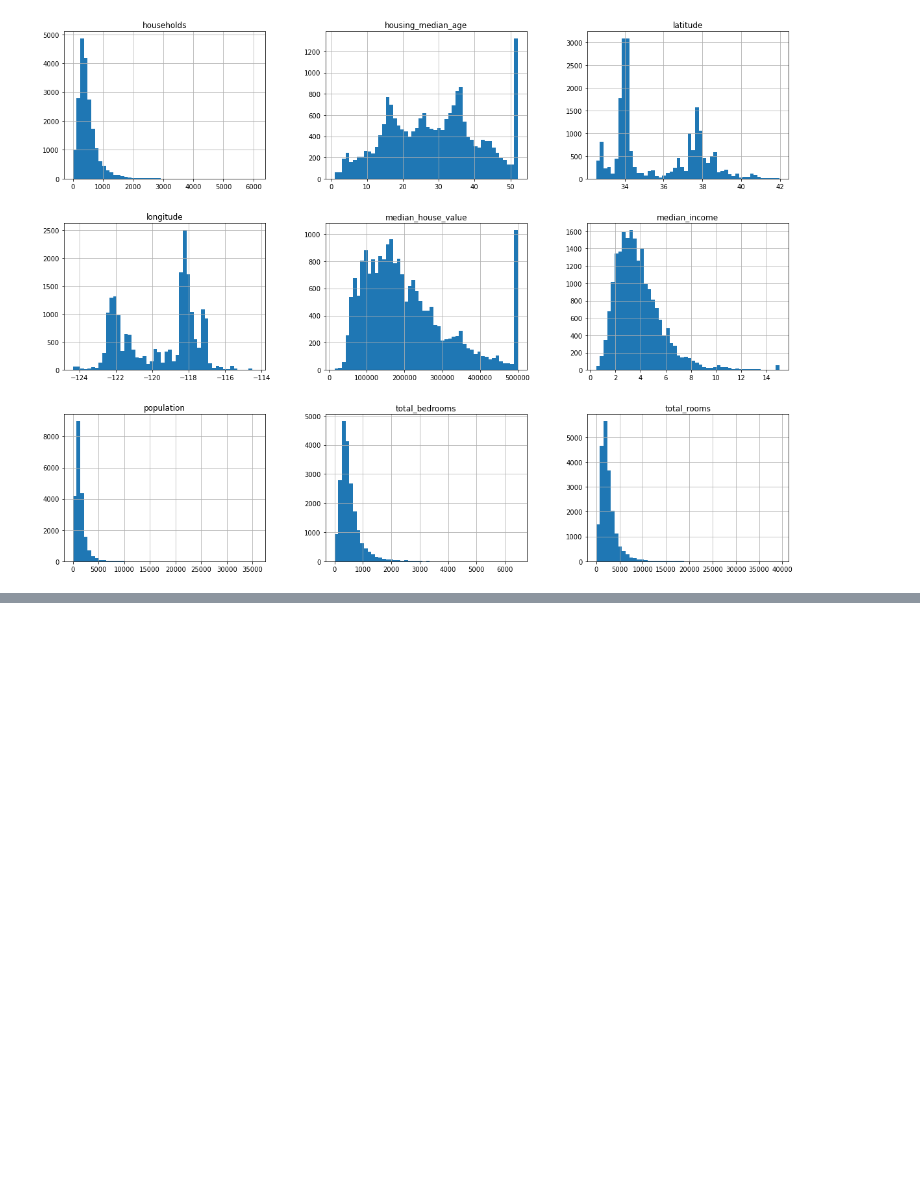
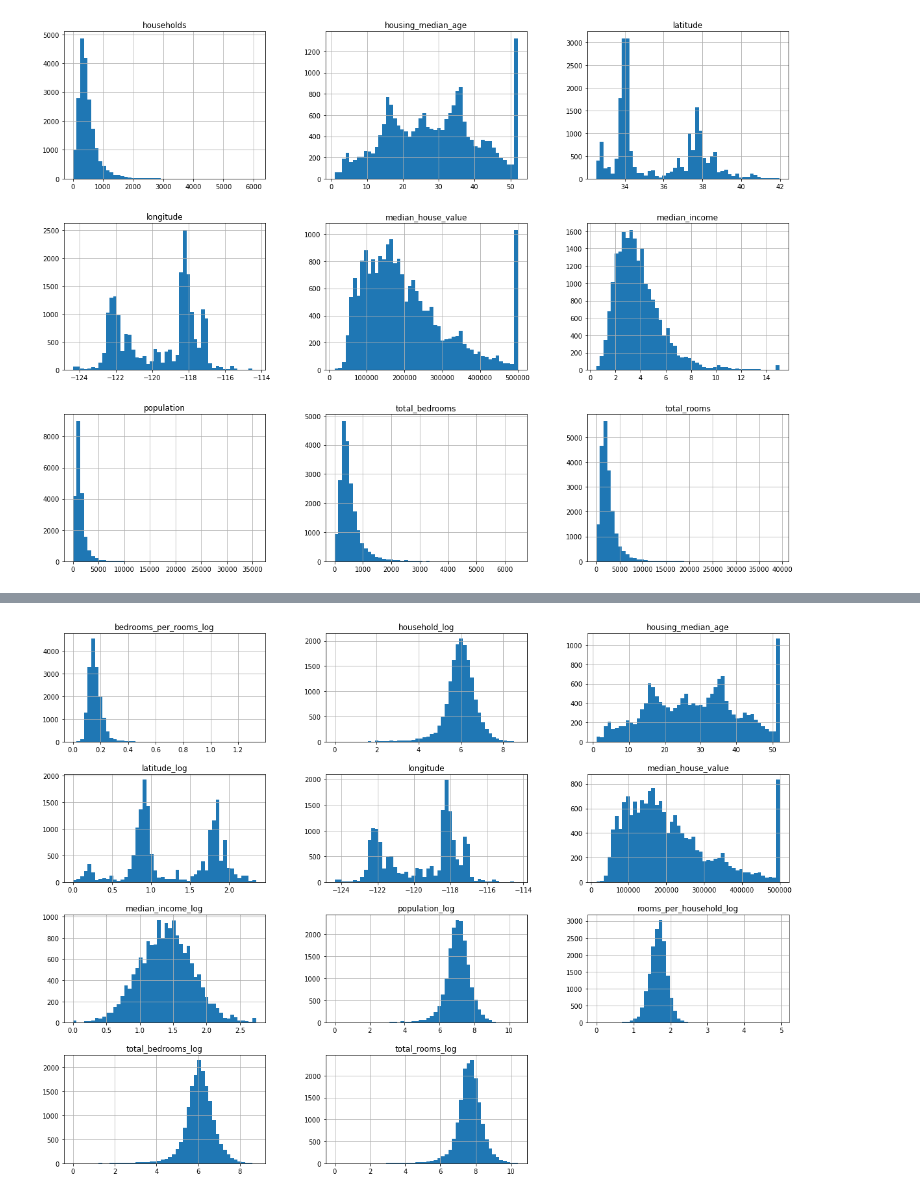
Before and after one commit to LHKode/Machine-Learning, a Jupyter notebook: house_predict.ipynb, the cells around one changed output, grey strips where cells are left out. Saved outputs shown, nothing was run; the diff lists cells and outputs as text; code cells hidden in the pictures; blank space fills up the shorter version.

```diff
--- a/house_predict.ipynb
+++ b/house_predict.ipynb
@@ -207,0 +283,3 @@ from sklearn.metrics import mean_squared_error
+# %%
+df_train_semi5 = df_train.drop([ 'latitude', 'total_rooms', 'total_bedrooms','population','households', 'median_income', 'ocean_proximity', 'rooms_per_household', 'bedrooms_per_rooms','houssing_median_age_log','longitude_log','population_per_household','population_per_household_log'], axis = 1)
+df_train_semi5.head()
@@ -207,0 +293,5 @@ from sklearn.metrics import mean_squared_error
+# %%
+df_train_semi5.hist(bins = 50, figsize= (20,15))
+plt.show()
+# %% [output]
+[figure, added]
```
Also changed, not shown: parts of 54 cells of this notebook.
